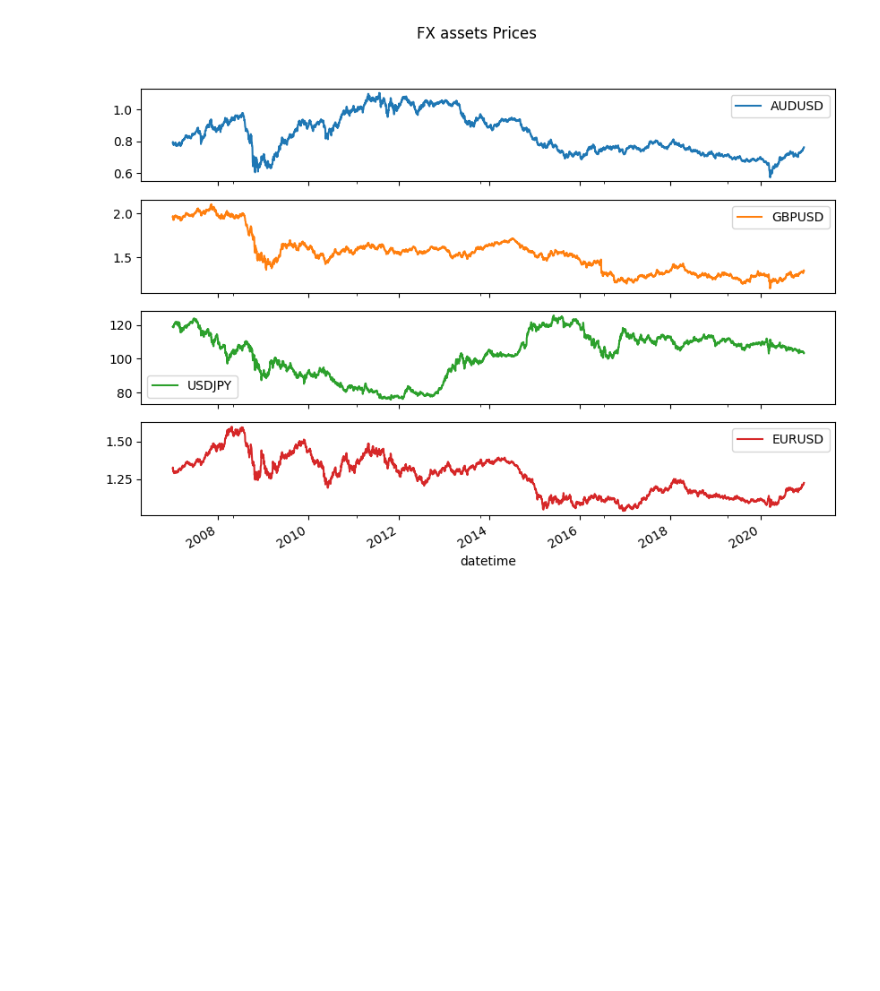
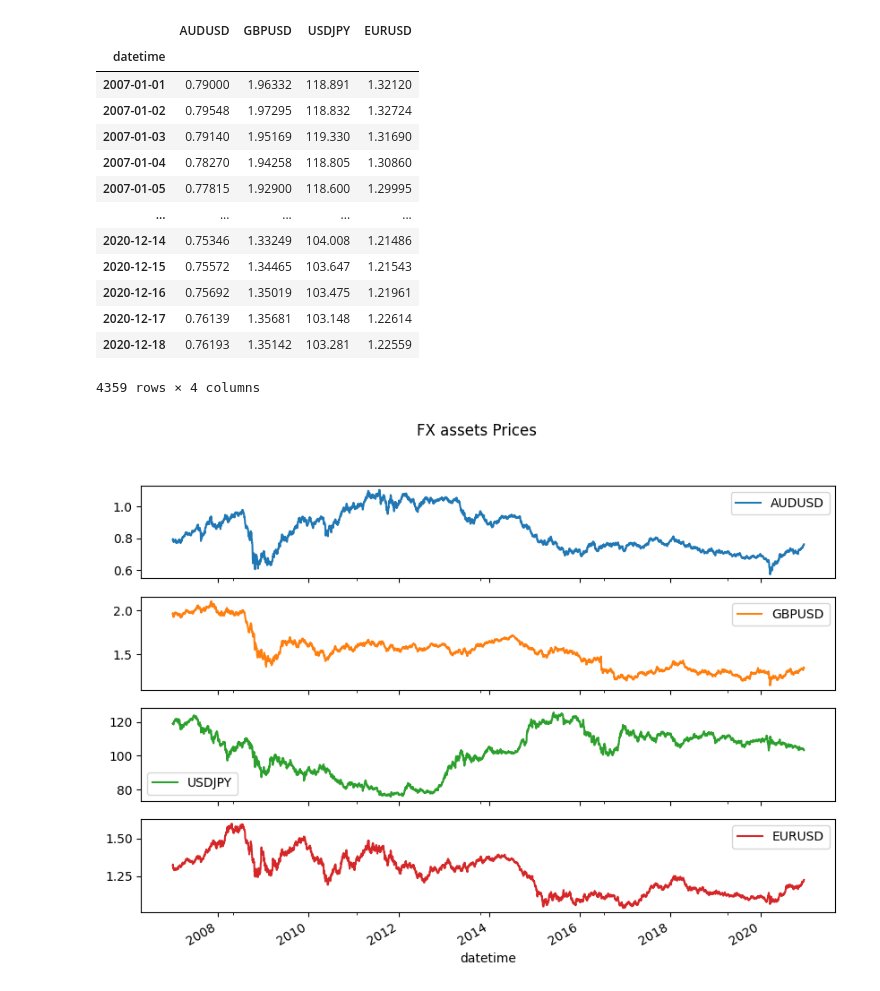
Before and after one commit to ecandela/financial-risk-helper, a Jupyter notebook: src/_06_Deployment/VaR_Test.ipynb, the cells around one changed output. Saved outputs shown, nothing was run; the diff lists cells and outputs as text; code cells hidden in the pictures; blank space fills up the shorter version.

```diff
--- a/src/_06_Deployment/VaR_Test.ipynb
+++ b/src/_06_Deployment/VaR_Test.ipynb
@@ -28,6 +28,23 @@ def read_asset_data(path):
     asset.rename(columns={"price": asset_name}, inplace=True)
 
     return asset[[asset_name]]
+# %%
+prices.datetime
+# %% [output]
+|  | AUDUSD | GBPUSD | USDJPY | EURUSD |
+| datetime |  |  |  |  |
+| 2007-01-01 | 0.79000 | 1.96332 | 118.891 | 1.32120 |
+| 2007-01-02 | 0.79548 | 1.97295 | 118.832 | 1.32724 |
+| 2007-01-03 | 0.79140 | 1.95169 | 119.330 | 1.31690 |
+| 2007-01-04 | 0.78270 | 1.94258 | 118.805 | 1.30860 |
+| 2007-01-05 | 0.77815 | 1.92900 | 118.600 | 1.29995 |
+| ... | ... | ... | ... | ... |
+| 2020-12-14 | 0.75346 | 1.33249 | 104.008 | 1.21486 |
+| 2020-12-15 | 0.75572 | 1.34465 | 103.647 | 1.21543 |
+| 2020-12-16 | 0.75692 | 1.35019 | 103.475 | 1.21961 |
+| 2020-12-17 | 0.76139 | 1.35681 | 103.148 | 1.22614 |
+| 2020-12-18 | 0.76193 | 1.35142 | 103.281 | 1.22559 |
+4359 rows × 4 columns
 # %%
 h = {}
 # read all data
```
Also changed, not shown: parts of 13 cells of this notebook, 4 other files.
